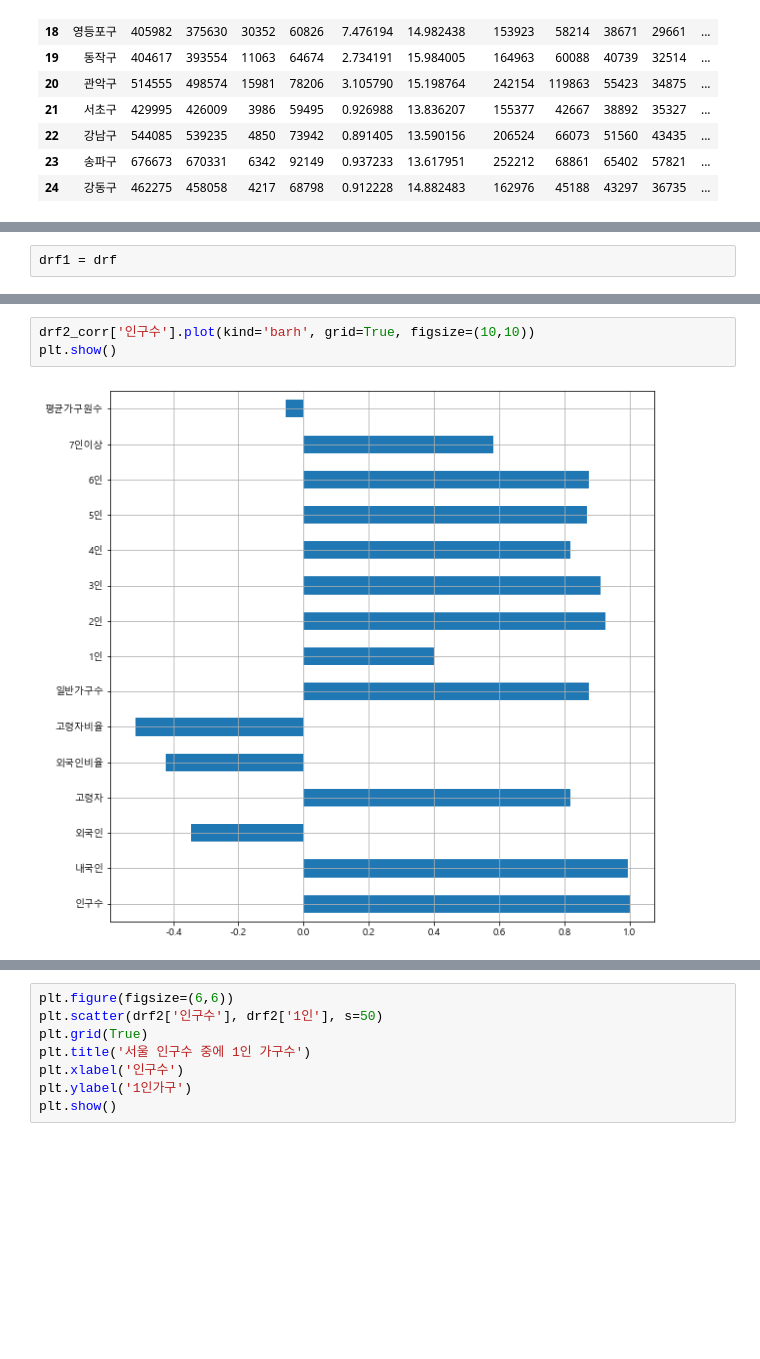
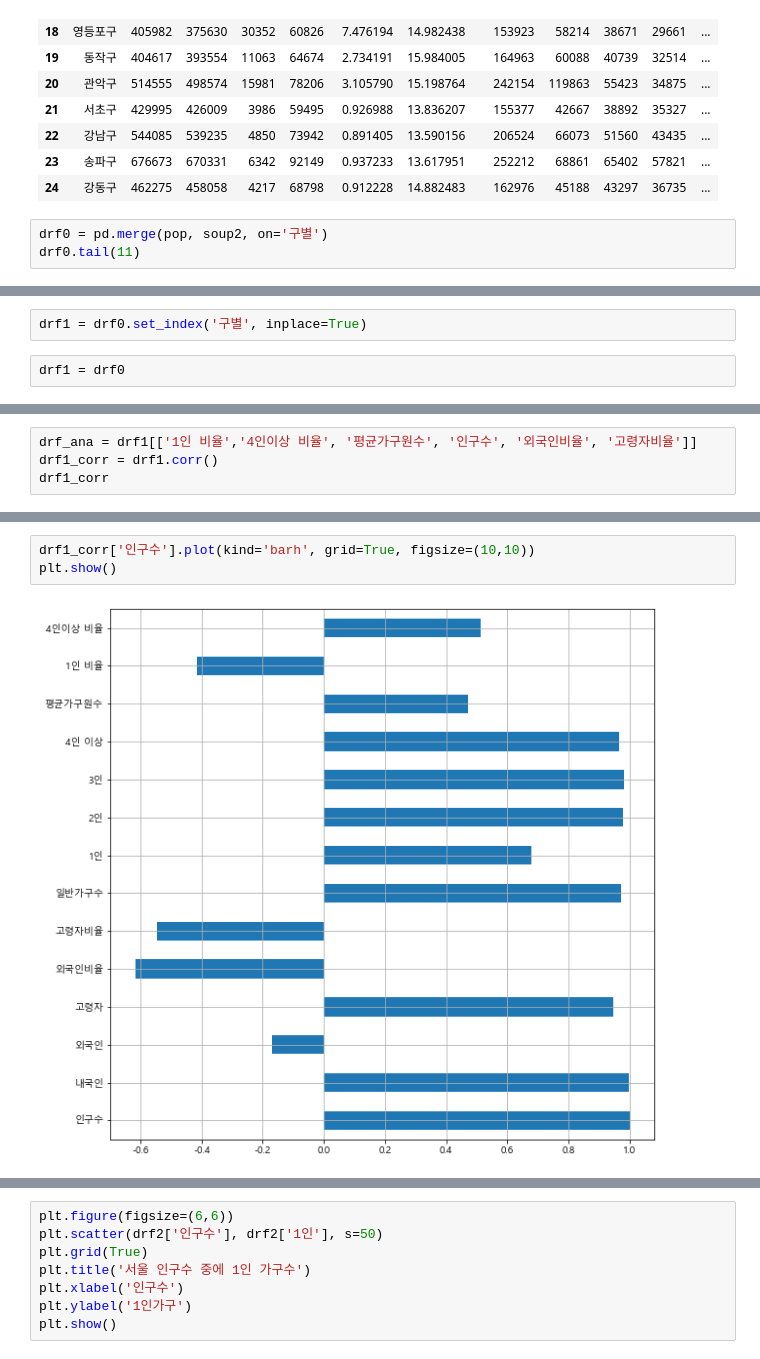
Before and after one commit to leele91/Data-Analysis-2020, a Jupyter notebook: 07.seoul/0002.가구원.ipynb, the cells around one changed output, grey strips where cells are left out. Cells and saved outputs as stored; diff of their text form; blank space fills up the shorter version.

```diff
--- a/07.seoul/0002.가구원.ipynb
+++ b/07.seoul/0002.가구원.ipynb
@@ -181,3 +216,6 @@ drf.tail(11)
 | 22 | 강남구 | 544085 | 539235 | 4850 | 73942 | 0.891405 | 13.590156 | 206524 | 66073 | 51560 | 43435 | ... |
 | 23 | 송파구 | 676673 | 670331 | 6342 | 92149 | 0.937233 | 13.617951 | 252212 | 68861 | 65402 | 57821 | ... |
 | 24 | 강동구 | 462275 | 458058 | 4217 | 68798 | 0.912228 | 14.882483 | 162976 | 45188 | 43297 | 36735 | ... |
+# %%
+drf0 = pd.merge(pop, soup2, on='구별')
+drf0.tail(11)
@@ -184,2 +235,4 @@ drf.tail(11)
+# %%
+drf1 = drf0.set_index('구별', inplace=True)
 # %%
-drf1 = drf
+drf1 = drf0
@@ -199,0 +239,4 @@ drf1.tail(10)
+# %%
+drf_ana = drf1[['1인 비율','4인이상 비율', '평균가구원수', '인구수', '외국인비율', '고령자비율']]
+drf1_corr = drf1.corr()
+drf1_corr
@@ -245,5 +297,5 @@ drf2.head()
 # %%
-drf2_corr['인구수'].plot(kind='barh', grid=True, figsize=(10,10))
+drf1_corr['인구수'].plot(kind='barh', grid=True, figsize=(10,10))
 plt.show()
 # %% [output]
-[figure, old version]
+[figure, new version]
```
Also changed, not shown: parts of 23 cells of this notebook.
